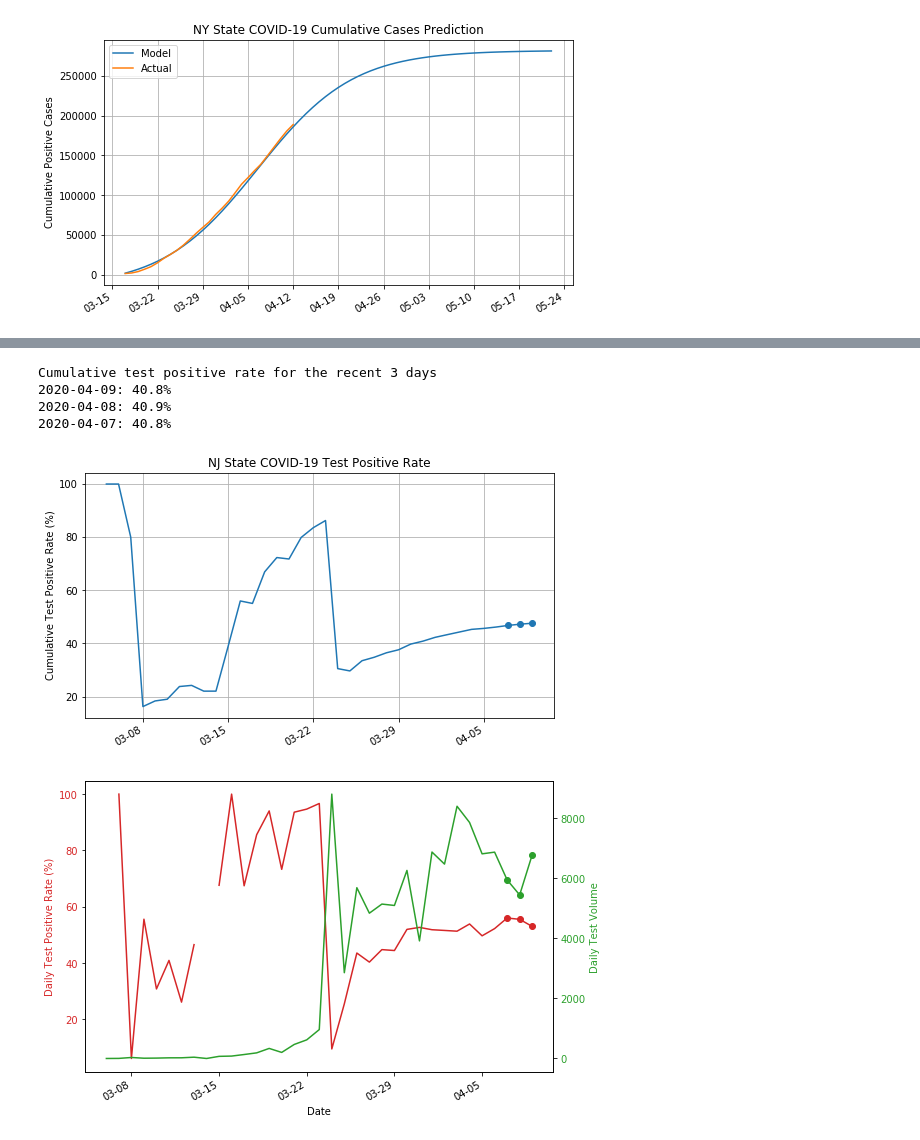
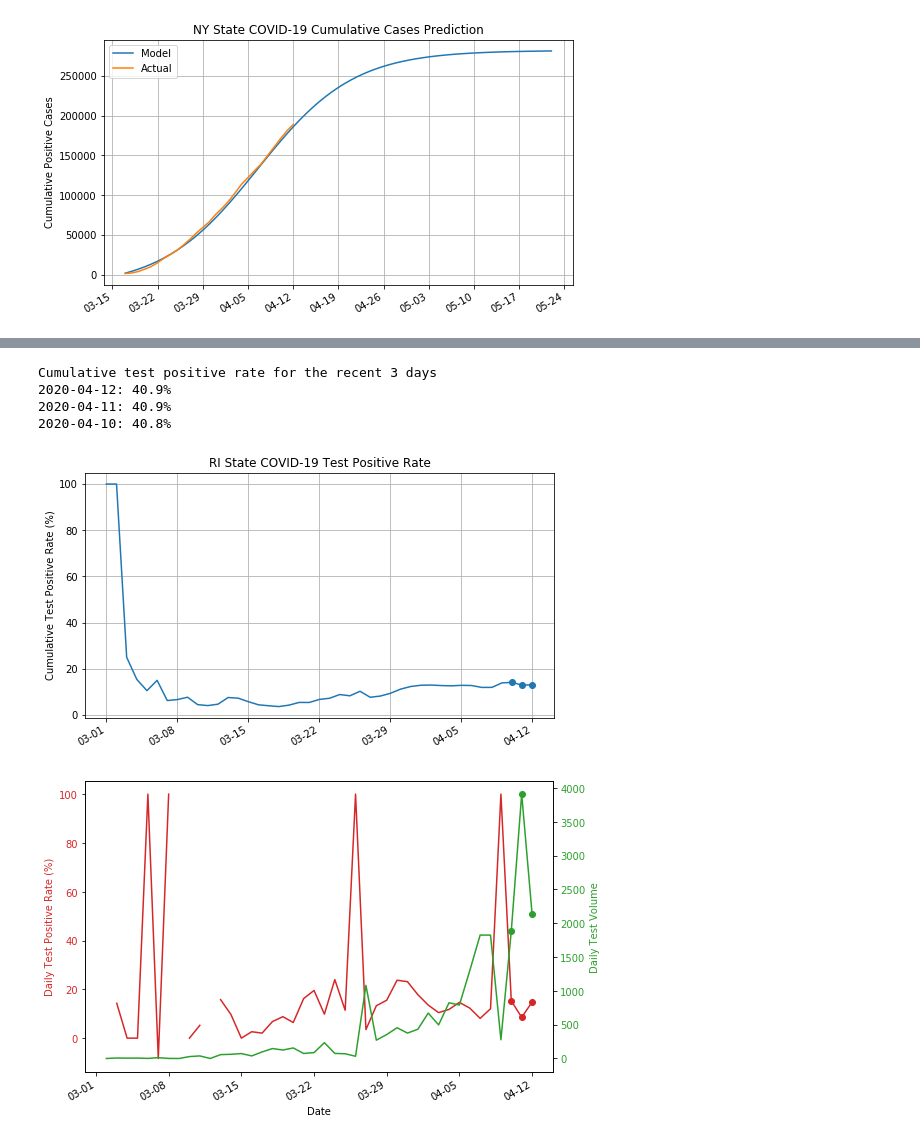
Before and after one commit to kl884/COVID-19-Test-Positive-Rate, a Jupyter notebook: python/COVID-19 Test Positive Rate.ipynb, the cells around one changed output, grey strips where cells are left out. Drawn from its saved outputs; the diff is of its cells as text; code cells hidden in the pictures.

```diff
--- a/python/COVID-19 Test Positive Rate.ipynb
+++ b/python/COVID-19 Test Positive Rate.ipynb
@@ -346,12 +346,12 @@ Daily new cases for the recent 3 days
 # %%
-state_trend(df, 'NJ', plot= 'pos_rate')
+state_trend(df, 'RI', plot= 'pos_rate')
 # %% [output]
 Cumulative test positive rate for the recent 3 days
-2020-04-09: 40.8%
-2020-04-08: 40.9%
-2020-04-07: 40.8%
+2020-04-12: 40.9%
+2020-04-11: 40.9%
+2020-04-10: 40.8%
-[figure, old version]
+[figure, new version]
-[figure, old version]
+[figure, new version]
 # %%
 latest_by_state(df)
 # %% [output]
```
Also changed, not shown: parts of 5 cells of this notebook, 2 other files.
